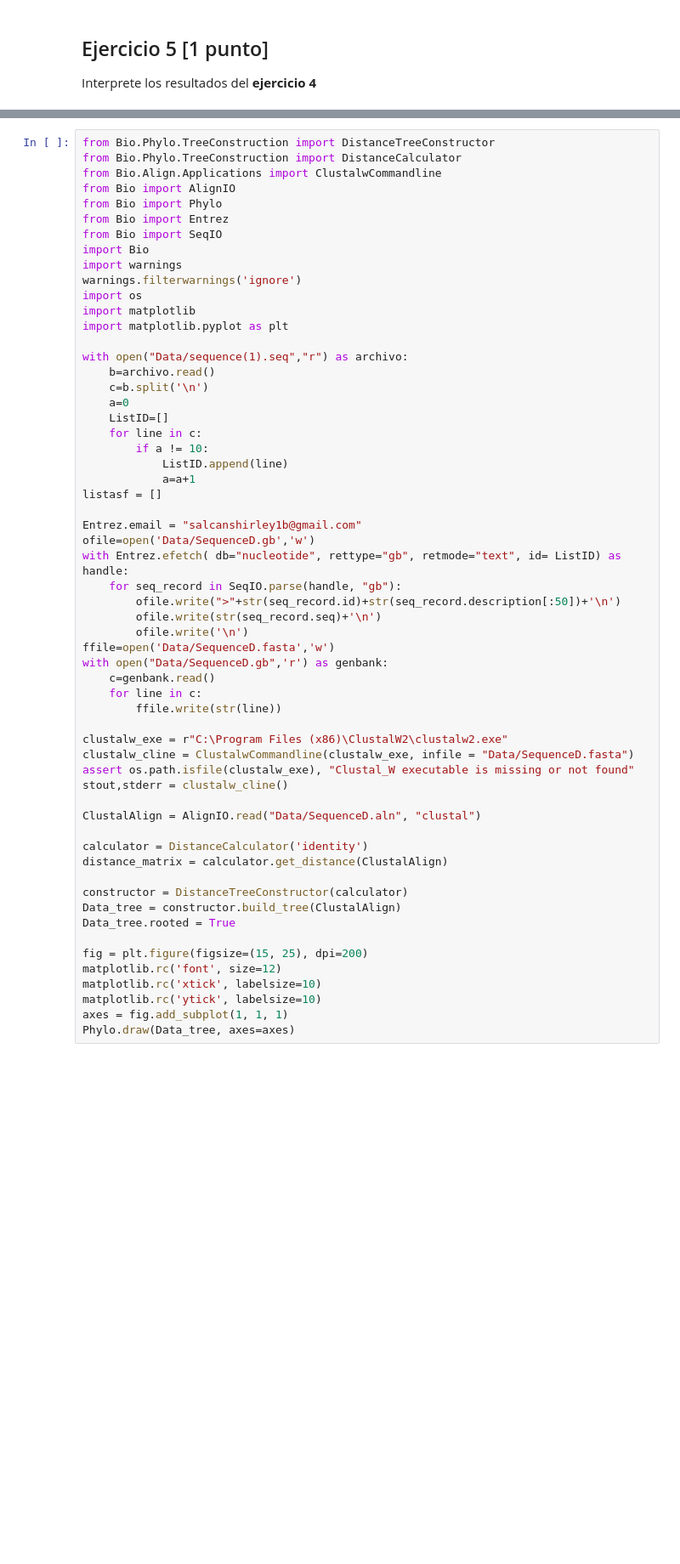
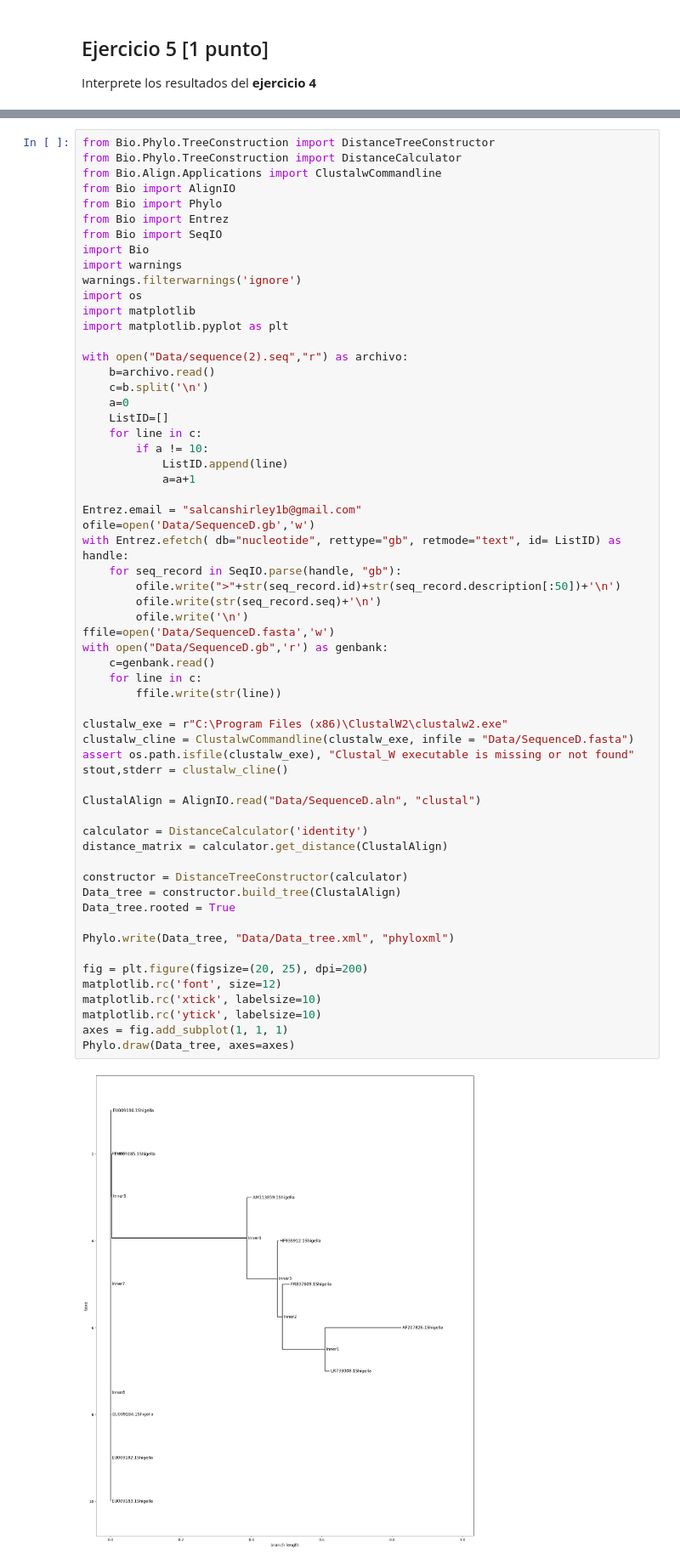
Before and after one commit to MichellS3/GBI6_ExamenPython, a Jupyter notebook: 2021II_GBI6_ExamenParcialPython.ipynb, the cells around one changed output, grey strips where cells are left out. Shown at 85% size. Saved outputs shown, nothing was run; the diff lists cells and outputs as text; blank space fills up the shorter version.

```diff
--- a/2021II_GBI6_ExamenParcialPython.ipynb
+++ b/2021II_GBI6_ExamenParcialPython.ipynb
@@ -267,7 +282,7 @@ import os
 import matplotlib
 import matplotlib.pyplot as plt
 
-with open("Data/sequence(1).seq","r") as archivo:
+with open("Data/sequence(2).seq","r") as archivo:
     b=archivo.read()
     c=b.split('\n')
     a=0
@@ -276,38 +291,41 @@ with open("Data/sequence(1).seq","r") as archivo:
         if a != 10:
             ListID.append(line)
             a=a+1
-listasf = []
 
 Entrez.email = "salcanshirley1b@gmail.com"
 ofile=open('Data/SequenceD.gb','w')
 with Entrez.efetch( db="nucleotide", rettype="gb", retmode="text", id= ListID) as handle:
     for seq_record in SeqIO.parse(handle, "gb"):
         ofile.write(">"+str(seq_record.id)+str(seq_record.description[:50])+'\n')
         ofile.write(str(seq_record.seq)+'\n')
         ofile.write('\n')
 ffile=open('Data/SequenceD.fasta','w')
 with open("Data/SequenceD.gb",'r') as genbank:
     c=genbank.read()
     for line in c:
         ffile.write(str(line))
 
 clustalw_exe = r"C:\Program Files (x86)\ClustalW2\clustalw2.exe"
 clustalw_cline = ClustalwCommandline(clustalw_exe, infile = "Data/SequenceD.fasta")
 assert os.path.isfile(clustalw_exe), "Clustal_W executable is missing or not found"
 stout,stderr = clustalw_cline()
 
 ClustalAlign = AlignIO.read("Data/SequenceD.aln", "clustal")
 
 calculator = DistanceCalculator('identity')
 distance_matrix = calculator.get_distance(ClustalAlign)
 
 constructor = DistanceTreeConstructor(calculator)
 Data_tree = constructor.build_tree(ClustalAlign)
 Data_tree.rooted = True
 
-fig = plt.figure(figsize=(15, 25), dpi=200)
+Phylo.write(Data_tree, "Data/Data_tree.xml", "phyloxml")
+
+fig = plt.figure(figsize=(20, 25), dpi=200)
 matplotlib.rc('font', size=12)
 matplotlib.rc('xtick', labelsize=10)
 matplotlib.rc('ytick', labelsize=10)
 axes = fig.add_subplot(1, 1, 1)
 Phylo.draw(Data_tree, axes=axes)
+# %% [output]
+[figure, added]
```
Also changed, not shown: parts of 7 cells of this notebook.
